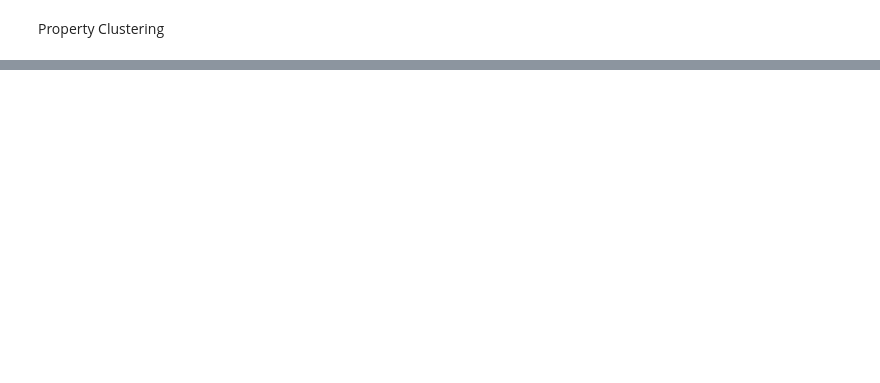
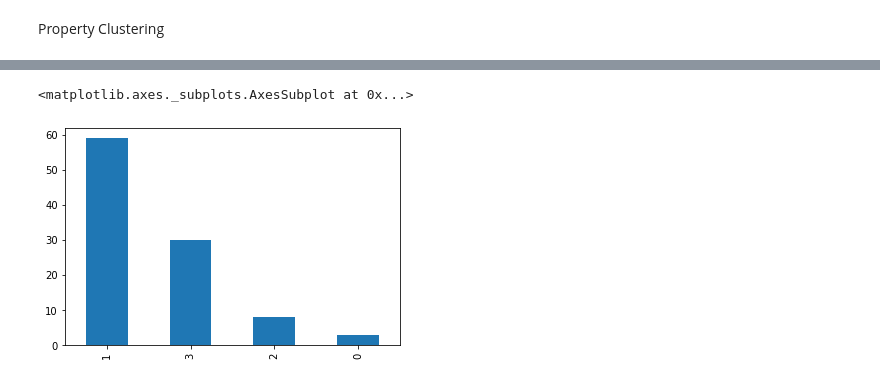
Before and after one commit to aldrinlambon/ranking-real-estate-listings, a Jupyter notebook: RealEstateModeling.ipynb, the cells around one changed output, grey strips where cells are left out. Cells and saved outputs as stored; diff of their text form; code cells hidden in the pictures; blank space fills up the shorter version.

```diff
--- a/RealEstateModeling.ipynb
+++ b/RealEstateModeling.ipynb
@@ -92,0 +133,8 @@ Ranking Algorithm
+# %%
+#cluster
+Xs = test_df.drop(columns=['ListType','Street']).fillna(0)
+property_clusters = kmeans.predict(Xs)
+pd.Series(property_clusters).value_counts().plot.bar()
+# %% [output]
+<matplotlib.axes._subplots.AxesSubplot at 0x...>
+[figure, added]
```
Also changed, not shown: parts of 11 cells of this notebook.
